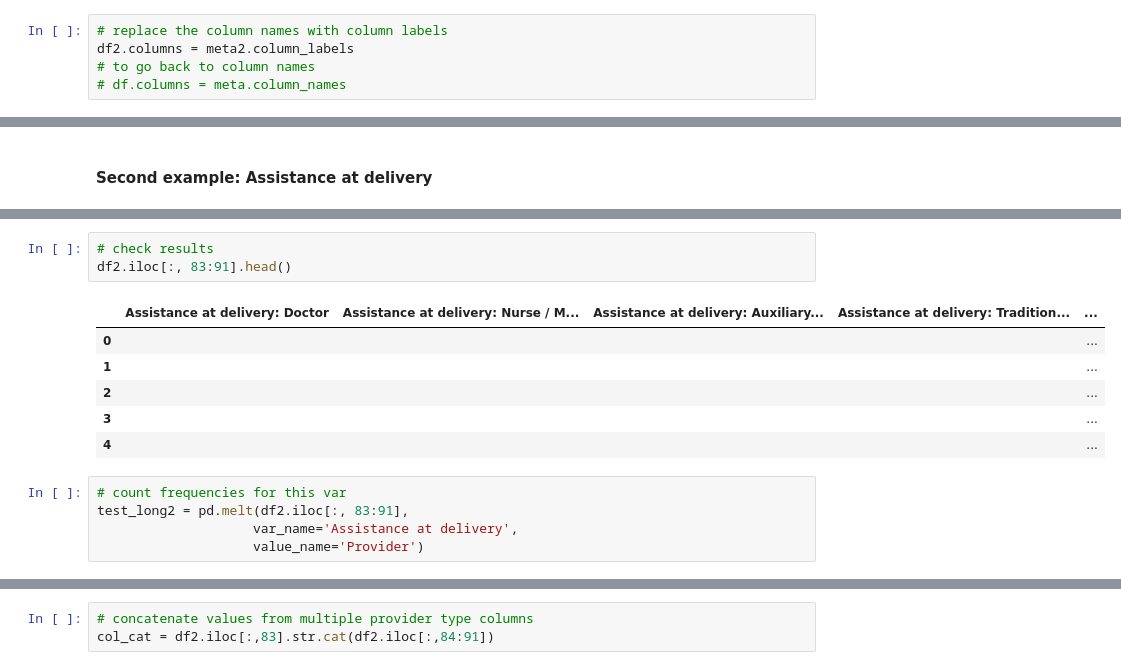
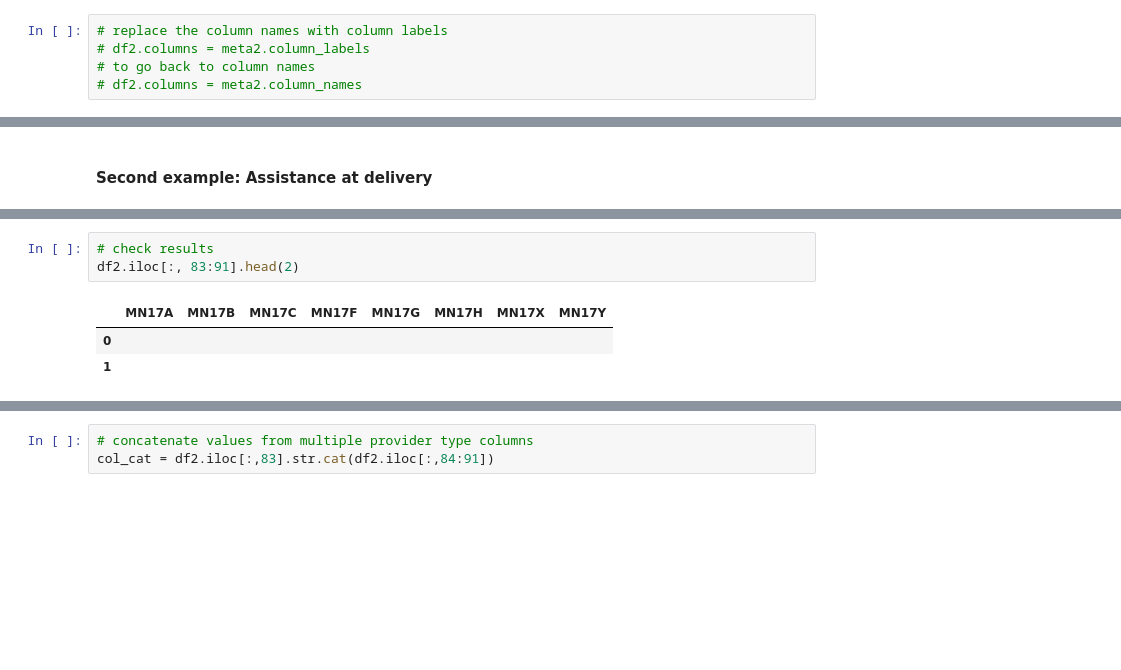
Before and after one commit to tdetzel/Child-marriage, a Jupyter notebook: Child_marriage.ipynb, the cells around one changed output, grey strips where cells are left out. Drawn from its saved outputs; the diff is of its cells as text; blank space fills up the shorter version.

Commit message:
More exploratory stuff
Added some charts, cleaned up labels

```diff
--- a/Child_marriage.ipynb
+++ b/Child_marriage.ipynb
@@ -34,8 +40,8 @@ df2.head()
 # %%
 # replace the column names with column labels
-df2.columns = meta2.column_labels
+# df2.columns = meta2.column_labels
 # to go back to column names
-# df.columns = meta.column_names
+# df2.columns = meta2.column_names
 # %%
 df2.head()
 # print(meta2.colum_names)
@@ -187,16 +229,8 @@ df2.columns.get_loc('Assistance at delivery: Doctor')
 83
 # %%
 # check results
-df2.iloc[:, 83:91].head()
+df2.iloc[:, 83:91].head(2)
 # %% [output]
-|  | Assistance at delivery: Doctor | Assistance at delivery: Nurse / M... | Assistance at delivery: Auxiliary... | Assistance at delivery: Tradition... | ... |
-| 0 |  |  |  |  | ... |
-| 1 |  |  |  |  | ... |
-| 2 |  |  |  |  | ... |
-| 3 |  |  |  |  | ... |
-| 4 |  |  |  |  | ... |
+|  | MN17A | MN17B | MN17C | MN17F | MN17G | MN17H | MN17X | MN17Y |
+| 0 |  |  |  |  |  |  |  |  |
+| 1 |  |  |  |  |  |  |  |  |
-# %%
-# count frequencies for this var
-test_long2 = pd.melt(df2.iloc[:, 83:91],
-                    var_name='Assistance at delivery',
-                    value_name='Provider')
```
Also changed, not shown: parts of 53 cells of this notebook.
